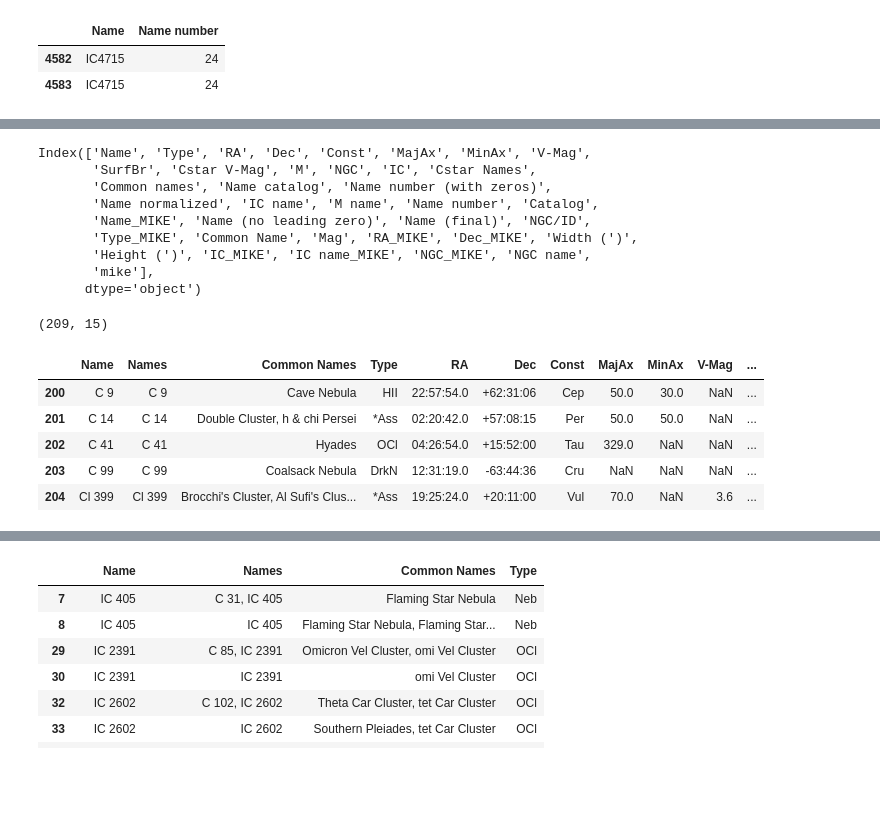
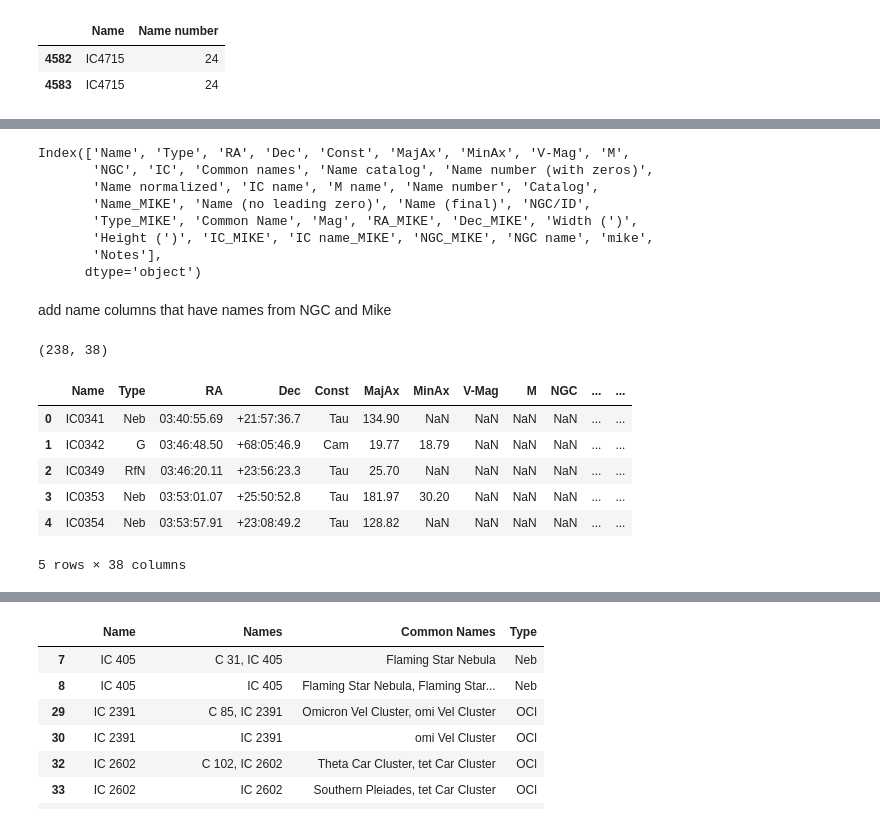
Before and after one commit to DwarfTelescopeUsers/dwarfii-stellarium-goto, a Jupyter notebook: notebooks/5_create_catalogues.ipynb, the cells around one changed output, grey strips where cells are left out. Cells and saved outputs as stored; diff of their text form; code cells hidden in the pictures; blank space fills up the shorter version.

Commit message:
update notebooks to create planets, stars, dso catalogs

```diff
--- a/notebooks/5_create_catalogues.ipynb
+++ b/notebooks/5_create_catalogues.ipynb
@@ -17,7 +27,16 @@ openngc_path = project_path / 'raw_data' / 'OpenNGC.csv'
 openngc_types_path = project_path / 'raw_data' / 'OpenNGC_types.csv'
 mike_path = project_path / 'raw_data' / 'mike_camilleri_list.csv'
 
-dwarf_draft_path = project_path/'data'/'draft'/'openngc_15min_catalog_draft.csv'
-dwarf_json_path = project_path/'data'/'openngc_15min_catalog.json'
+constellation_path = project_path/'raw_data'/'constellations.csv'
+solar_system_path = project_path/'raw_data'/'moon_planets.csv'
+hyg_path = project_path / 'raw_data' / 'HYG-Database' / 'hyg' / 'v3' / 'hyg_v35.csv'
 
-constellation_path = project_path/'raw_data'/'constellations.csv'
+ngc_15_draft_path = project_path/'data'/'draft'/'openngc_15min_catalog_draft.csv'
+ngc_draft_path = project_path/'data'/'draft'/'openngc_catalog_draft.csv'
+
+solar_system_catalog_path = project_path/'data'/'catalogs'/'moon_planets.csv'
+solar_system_catalog_json_path = project_path/'data'/'catalogs'/'moon_planets.json'
+
+stars_catalog_path = project_path/'data'/'catalogs'/'hyg_stars.csv'
+dso_catalog_path = project_path/'data'/'catalogs'/'openngc_dso.csv'
+dso_catalog_json_path = project_path/'data'/'catalogs'/'dso_catalog.json'
@@ -266,0 +261,4 @@ log_df(constellation_pd)
+# %%
+draft_df = pd.read_csv(ngc_draft_path, dtype={'Name number': pd.Int64Dtype()})
+log_df(draft_df)
+# (239, 36)
@@ -267,53 +274,43 @@ log_df(constellation_pd)
 # %%
 draft_df.columns
 # %% [output]
-Index(['Name', 'Type', 'RA', 'Dec', 'Const', 'MajAx', 'MinAx', 'V-Mag',
-       'SurfBr', 'Cstar V-Mag', 'M', 'NGC', 'IC', 'Cstar Names',
-       'Common names', 'Name catalog', 'Name number (with zeros)',
+Index(['Name', 'Type', 'RA', 'Dec', 'Const', 'MajAx', 'MinAx', 'V-Mag', 'M',
+       'NGC', 'IC', 'Common names', 'Name catalog', 'Name number (with zeros)',
        'Name normalized', 'IC name', 'M name', 'Name number', 'Catalog',
        'Name_MIKE', 'Name (no leading zero)', 'Name (final)', 'NGC/ID',
        'Type_MIKE', 'Common Name', 'Mag', 'RA_MIKE', 'Dec_MIKE', 'Width (')',
-       'Height (')', 'IC_MIKE', 'IC name_MIKE', 'NGC_MIKE', 'NGC name',
-       'mike'],
+       'Height (')', 'IC_MIKE', 'IC name_MIKE', 'NGC_MIKE', 'NGC name', 'mike',
+       'Notes'],
       dtype='object')
+# %% [markdown]
+add name columns that have names from NGC and Mike
 # %%
 tmp_df =  draft_df.copy()
 tmp_df.dropna(subset=['Name'], inplace=True)
 
 for index, row in tmp_df.iterrows():
     # create string with multiple names
     names = set([row['Name normalized'],
                  row['IC name'], row['M name'],
                  row['Name (no leading zero)'], row['IC name_MIKE'], row['NGC name']])
     names = [name for name in names if pd.notna(name)]
     names.sort()
     tmp_df.at[index, 'Names'] = ', '.join(names)
 
     # create string with multiple common names
     common_names = set([row['Common names'], row['Common Name']])
     common_names = [name for name in common_names if pd.notna(name)]
     common_names.sort()
     tmp_df.at[index, 'Common Names'] = ', '.join(common_names)
 
-tmp_df = tmp_df[
-    [
-        'Name normalized', 'Names', 'Common Names',
-        'Type', 'RA', 'Dec', 'Const', 'MajAx', 'MinAx', 'V-Mag',  'SurfBr',
-        'Name catalog', 'Name number', "Width (')", "Height (')"
-    ]
-].copy()
-
-tmp_df.rename(columns={'Name normalized': 'Name'},  inplace=True)
-
-tmp_df = tmp_df.sort_values(['Name catalog', 'Name number'])
-
 log_df(tmp_df)
-# (209, 15)
+# (238, 38)
 # %% [output]
-(209, 15)
+(238, 38)
-|  | Name | Names | Common Names | Type | RA | Dec | Const | MajAx | MinAx | V-Mag | ... |
-| 200 | C 9 | C 9 | Cave Nebula | HII | 22:57:54.0 | +62:31:06 | Cep | 50.0 | 30.0 | NaN | ... |
-| 201 | C 14 | C 14 | Double Cluster, h & chi Persei | *Ass | 02:20:42.0 | +57:08:15 | Per | 50.0 | 50.0 | NaN | ... |
-| 202 | C 41 | C 41 | Hyades | OCl | 04:26:54.0 | +15:52:00 | Tau | 329.0 | NaN | NaN | ... |
-| 203 | C 99 | C 99 | Coalsack Nebula | DrkN | 12:31:19.0 | -63:44:36 | Cru | NaN | NaN | NaN | ... |
-| 204 | Cl 399 | Cl 399 | Brocchi's Cluster, Al Sufi's Clus... | *Ass | 19:25:24.0 | +20:11:00 | Vul | 70.0 | NaN | 3.6 | ... |
+|  | Name | Type | RA | Dec | Const | MajAx | MinAx | V-Mag | M | NGC | ... | ... |
+| 0 | IC0341 | Neb | 03:40:55.69 | +21:57:36.7 | Tau | 134.90 | NaN | NaN | NaN | NaN | ... | ... |
+| 1 | IC0342 | G | 03:46:48.50 | +68:05:46.9 | Cam | 19.77 | 18.79 | NaN | NaN | NaN | ... | ... |
+| 2 | IC0349 | RfN | 03:46:20.11 | +23:56:23.3 | Tau | 25.70 | NaN | NaN | NaN | NaN | ... | ... |
+| 3 | IC0353 | Neb | 03:53:01.07 | +25:50:52.8 | Tau | 181.97 | 30.20 | NaN | NaN | NaN | ... | ... |
+| 4 | IC0354 | Neb | 03:53:57.91 | +23:08:49.2 | Tau | 128.82 | NaN | NaN | NaN | NaN | ... | ... |
+5 rows × 38 columns
```
Also changed, not shown: parts of 49 cells of this notebook, 11 other files.
